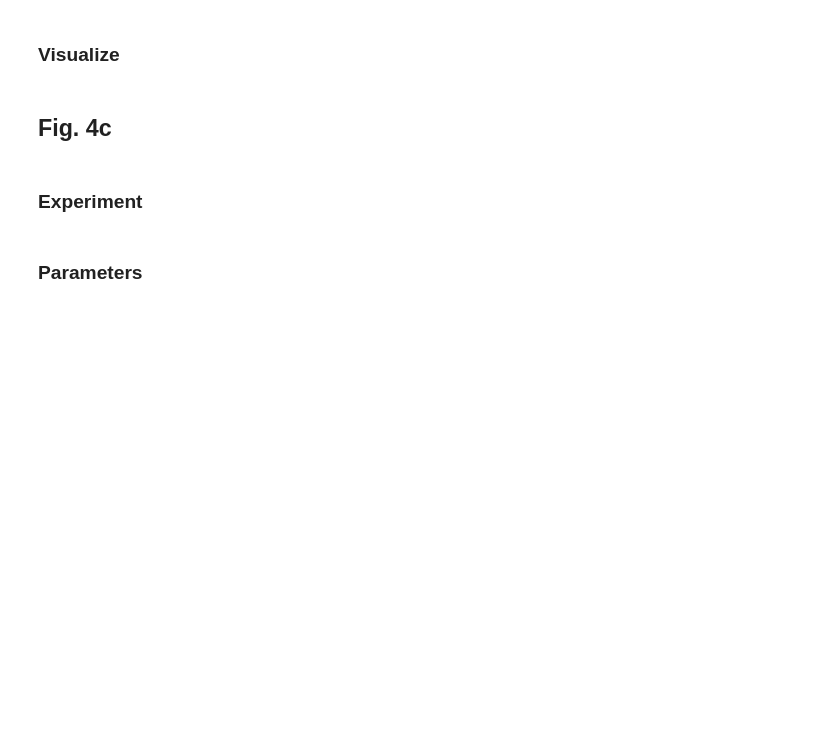
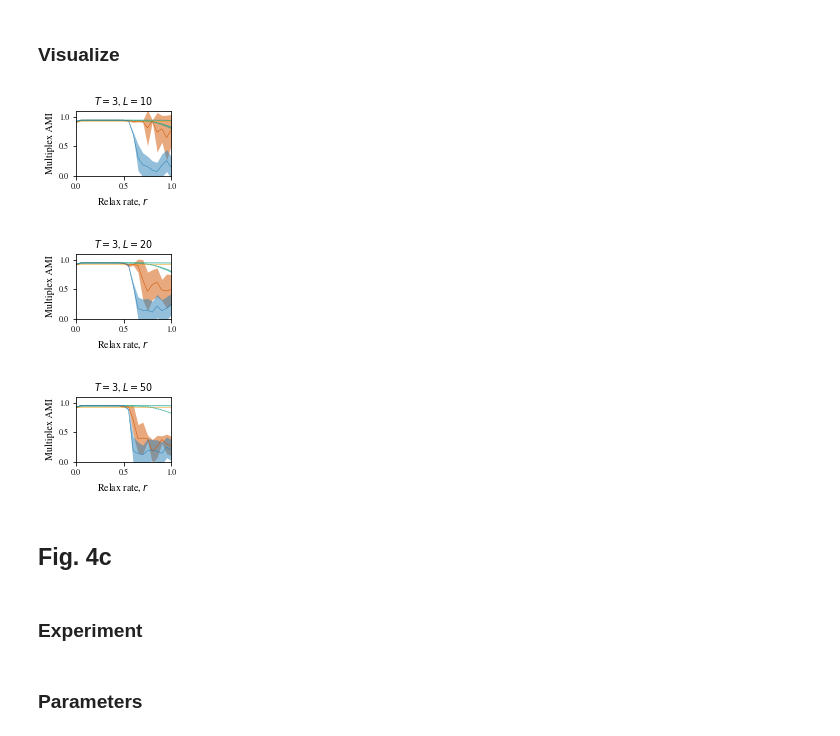
Before and after one commit to ulfaslak/git-github.com-ulfaslak-code-intermittent-communities_public, a Jupyter notebook: intermittent_communities.ipynb, the cells around one changed output. Cells and saved outputs as stored; diff of their text form; code cells hidden in the pictures; blank space fills up the shorter version.

```diff
--- a/intermittent_communities.ipynb
+++ b/intermittent_communities.ipynb
@@ -446,6 +529,6 @@ def run_simulation(T, L, LFR_params, r_values, method, shuffle, parallel, n_proc
 # %% [markdown]
 ### Parameters
 # %%
-r_values = [0.0, 0.05, 0.10, 0.15, 0.20, 0.25, 0.30, 0.35, 0.40, 0.45, 0.50, 0.55, 0.60, 0.65, 0.70, 0.75, 0.80, 0.85, 0.90, 0.95, 0.999]
+r_arr = [0.0, 0.05, 0.10, 0.15, 0.20, 0.25, 0.30, 0.35, 0.40, 0.45, 0.50, 0.55, 0.60, 0.65, 0.70, 0.75, 0.80, 0.85, 0.90, 0.95, 0.999]
 # %% [markdown]
 ### Run
@@ -463,0 +535,17 @@ Running simulation with T = 50, over 8 iterations
+# %%
+# Technical parameters
+parallel = True
+n_procs = 56
+n_iter = 10
+
+# Technical parameters
+#for T in [3, 10, 20, 50]:
+for T in [3]:
+    for L in [10, 20, 50]:
+        [
+            globals()["NFC_T%dL%d" % (T, L)],
+            globals()["FC_T%dL%d" % (T, L)],
+            globals()["AC_T%dL%d" % (T, L)],
+            globals()["ACshuf_T%dL%d" % (T, L)],
+            globals()["NC_T%dL%d" % (T, L)]
+        ] = run_simulation(T, L, r_arr, LFR_params, n_iter, parallel, n_procs)
@@ -464,24 +570,30 @@ Running simulation with T = 50, over 8 iterations
 # %% [markdown]
 ### Visualize
 # %%
-for T, L in [[3, 3], [3, 4], [3, 5], [10, 3], [10, 5], [20, 3], [50, 3], [50, 5]]:
-    plt.figure(None, figsize=(3.42/2.0, 1.2), frameon=False)
+#for T in [3, 10, 20, 50]:
+for T in [3]:
+    for L in [10, 20, 50]:
+        plt.figure(None, figsize=(3.42/2.0, 1.2), frameon=False)
 
-    plt.plot(r_values, [np.mean(globals()['NCT%dL%d' % (T, L)])]*len(r_values), c="#f39c12", lw=0.5)
-    confidence_intervals([r_values], globals()['NFCT%dL%d' % (T, L)], c="#d35400", label=T, lw=0.5)
-    confidence_intervals([r_values], globals()['ACT%dL%d' % (T, L)], c="#16a085", label=T, lw=0.5)
-    confidence_intervals([r_values], globals()['ACshufT%dL%d' % (T, L)], c="#16a085", label=T, lw=0.5, ls="--")
-    confidence_intervals([r_values], globals()['FCT%dL%d' % (T, L)], c="#2980b9", label=T, lw=0.5)
+        plt.plot(r_arr, [np.mean(globals()['NC_T%dL%d' % (T, L)])]*len(r_arr), c="#f39c12", lw=0.5)
+        confidence_intervals([r_arr], globals()['NFC_T%dL%d' % (T, L)], c="#d35400", label=T, lw=0.5)
+        confidence_intervals([r_arr], globals()['AC_T%dL%d' % (T, L)], c="#16a085", label=T, lw=0.5)
+        confidence_intervals([r_arr], globals()['ACshuf_T%dL%d' % (T, L)], c="#16a085", label=T, lw=0.5, ls="--")
+        confidence_intervals([r_arr], globals()['FC_T%dL%d' % (T, L)], c="#2980b9", label=T, lw=0.5)
 
-    plt.xlim(0, 1.0)
-    plt.ylim(0, 1.1)
+        plt.xlim(0, 1.0)
+        plt.ylim(0, 1.1)
 
-    plt.title("$T=%d$, $L=%d$" % (T, L))
-    plt.xlabel("Relax rate, $r$")
-    plt.ylabel("Multiplex AMI")
+        plt.title("$T=%d$, $L=%d$" % (T, L))
+        plt.xlabel("Relax rate, $r$")
+        plt.ylabel("Multiplex AMI")
 
-    plt.savefig("figures/Fig4bT%dL%d.pdf" % (T, L))
-    plt.show()
+        plt.savefig("figures/Fig4bT%dL%d.pdf" % (T, L))
+        plt.show()
+# %% [output]
+[figure, added]
+[figure, added]
+[figure, added]
 # %% [markdown]
 ## Fig. 4c
 # %% [markdown]
```
Also changed, not shown: parts of 13 cells of this notebook, 41 other files.
